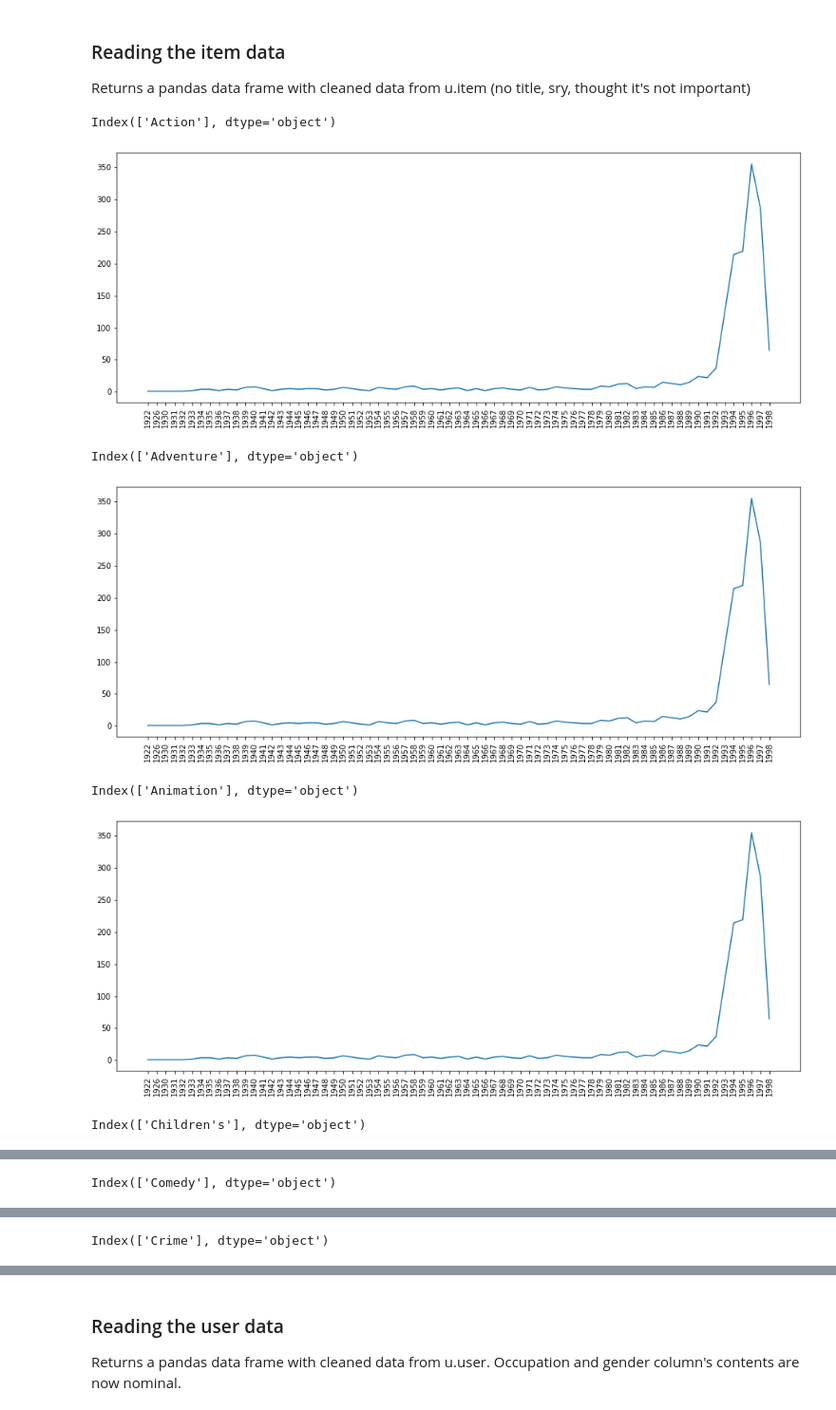
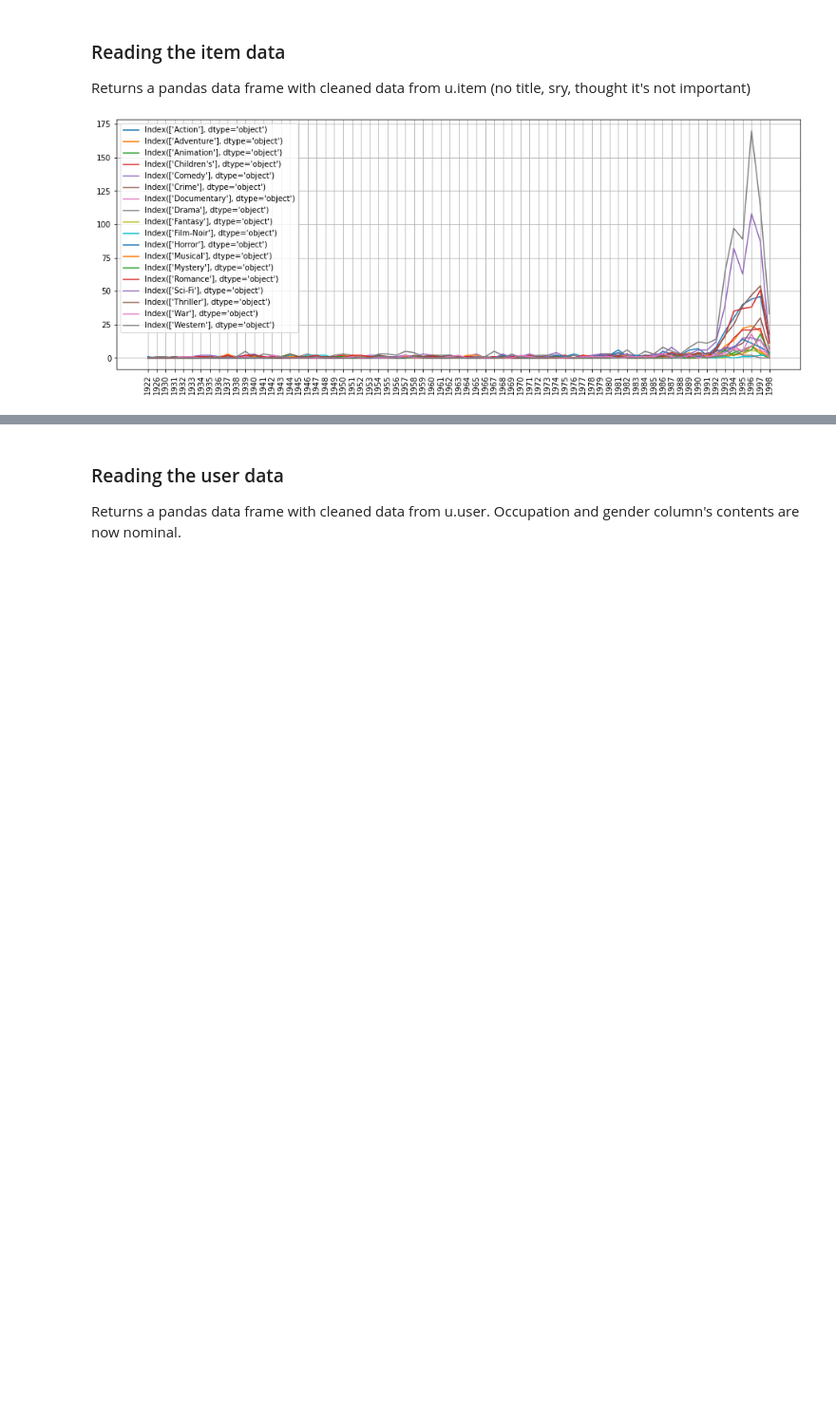
Before and after one commit to Xevenst/MovLensDataSet, a Jupyter notebook: preprocessingEx.ipynb, the cells around one changed output, grey strips where cells are left out. Shown at 95% size. Cells and saved outputs as stored; diff of their text form; code cells hidden in the pictures; blank space fills up the shorter version.

```diff
--- a/preprocessingEx.ipynb
+++ b/preprocessingEx.ipynb
@@ -27,42 +27,38 @@ Returns a pandas data frame with cleaned data from u.item (no title, sry, though
 # %%
 items = pp.readItemData()
 items = items.sort_values(by=['year','item_id']).reset_index().drop('index',axis=1)
 items = items.dropna()
 
 # print(items.columns)
 count=0
 yearnow=0
 for i in range(len(items)):
     if(yearnow!=items['year'][i]):
         count+=1
         yearnow=items['year'][i]
 
-temp = list(items.iloc[:,13])
+# temp = list(items.iloc[:,13])
 
 # temp2 = list(items.iloc[:,1].map(lambda x: int(x)))
 # print(temp2)
 # plt.figure(figsize=(16,6))
 # plt.bar(items.iloc[:,1],items.iloc[:,13])
 # plt.xticks(rotation = 90)
 # plt.show()
 
 items = items.drop('item_id',axis=1)
 
+plt.figure(figsize=(16,6))
 for i in range(2,len(items.columns)):
     columnname = items.iloc[:,i].name
     temp3 = items.loc[:,['year',columnname]]
-    temp3 = temp3.groupby(by=['year']).count()
-    print(temp3.columns)
-    plt.figure(figsize=(16,6))
-    plt.plot(temp3.index,temp3.iloc[0:])
+    temp3 = temp3.groupby(by=['year']).sum()
+    # print(temp3.columns)
+    plt.title(label=temp3.columns.name,fontsize=40,loc='center')
+    plt.plot(temp3.index,temp3.iloc[:,0],label = temp3.columns)
     plt.xticks(rotation=90)
-    plt.title(temp3.columns.name)
-    plt.show()
+plt.grid()
+plt.legend()
+plt.show()
 # %% [output]
-Index(['Action'], dtype='object')
-[figure, old version]
+[figure, new version]
-Index(['Adventure'], dtype='object')
-[figure, removed]
-Index(['Animation'], dtype='object')
-[figure, removed]
-Index(['Children's'], dtype='object')
@@ -70 +64,0 @@ Index(['Children's'], dtype='object')
-Index(['Comedy'], dtype='object')
@@ -72 +64,0 @@ Index(['Comedy'], dtype='object')
-Index(['Crime'], dtype='object')
```
Also changed, not shown: parts of 1 cell of this notebook, 1 other file.
